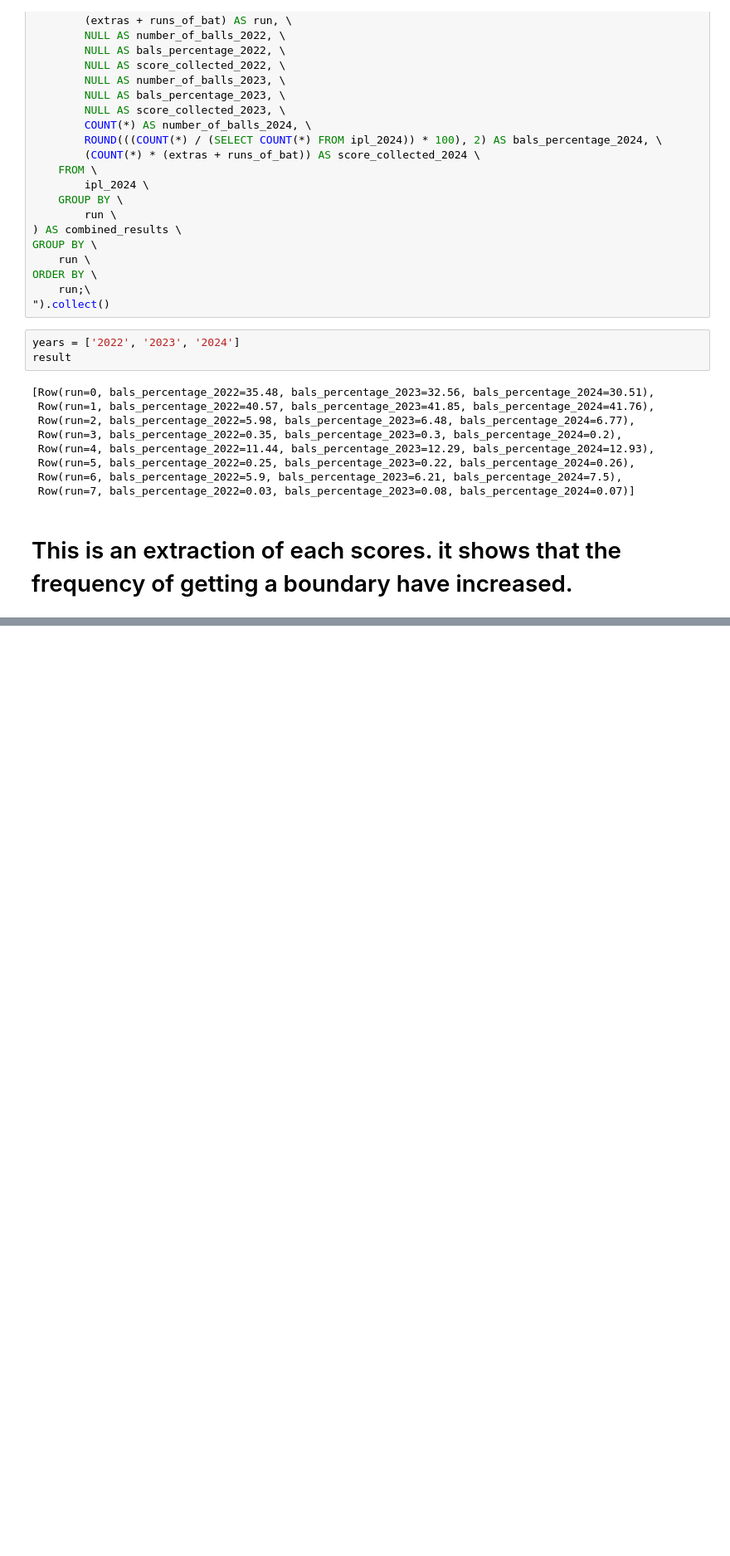
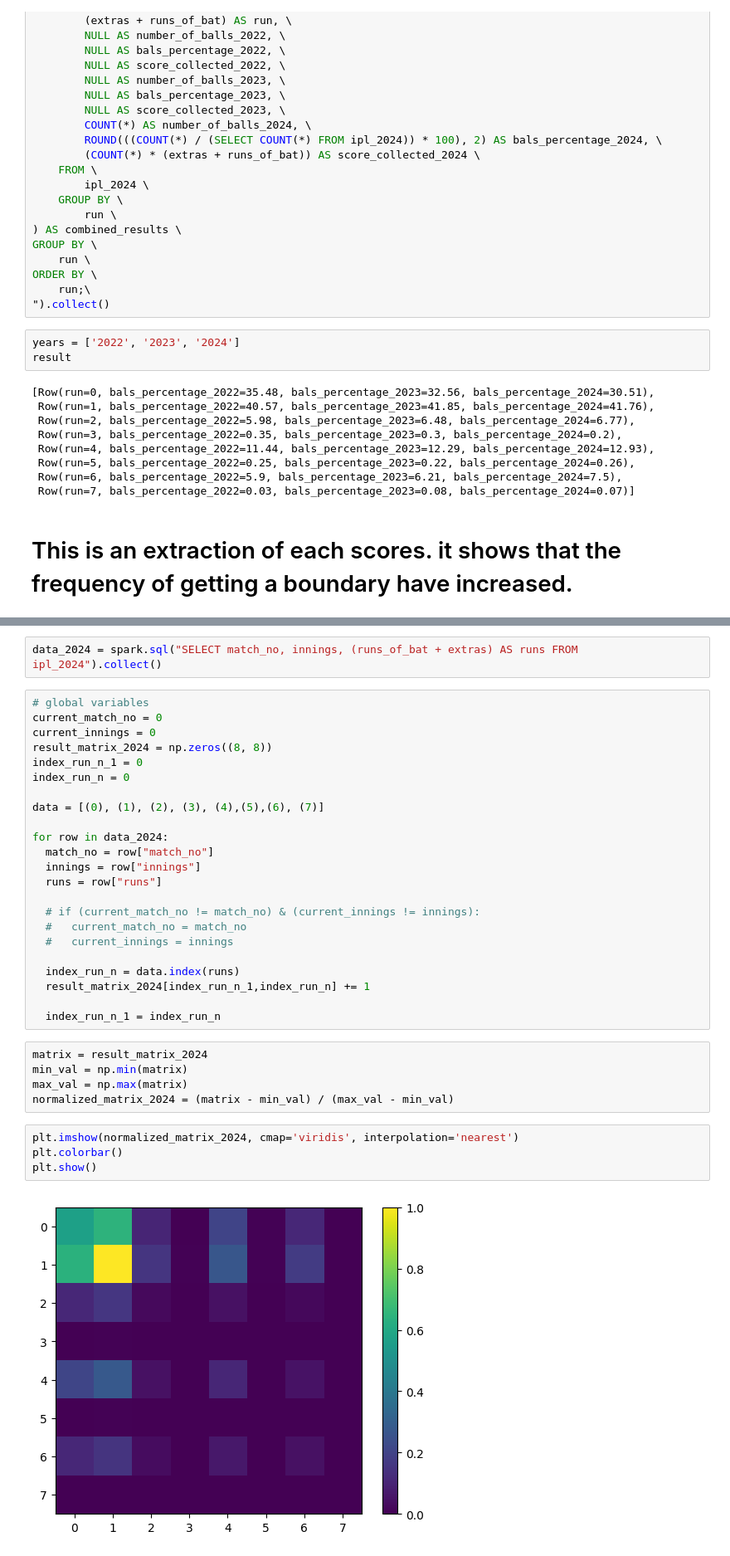
Before and after one commit to DarshanaUOP/colabs-data-analysis, a Jupyter notebook: ipl_ball_by_ball.ipynb, the cells around one changed output, grey strips where cells are left out. Shown: that part at 83% size. Cells and saved outputs as stored; diff of their text form; blank space fills up the shorter version.

```diff
--- a/ipl_ball_by_ball.ipynb
+++ b/ipl_ball_by_ball.ipynb
@@ -570,0 +646,36 @@ plt.show()
+# %%
+data_2024 = spark.sql("SELECT match_no, innings, (runs_of_bat + extras) AS runs FROM ipl_2024").collect()
+# %%
+# global variables
+current_match_no = 0
+current_innings = 0
+result_matrix_2024 = np.zeros((8, 8))
+index_run_n_1 = 0
+index_run_n = 0
+
+data = [(0), (1), (2), (3), (4),(5),(6), (7)]
+
+for row in data_2024:
+  match_no = row["match_no"]
+  innings = row["innings"]
+  runs = row["runs"]
+
+  # if (current_match_no != match_no) & (current_innings != innings):
+  #   current_match_no = match_no
+  #   current_innings = innings
+
+  index_run_n = data.index(runs)
+  result_matrix_2024[index_run_n_1,index_run_n] += 1
+
+  index_run_n_1 = index_run_n
+# %%
+matrix = result_matrix_2024
+min_val = np.min(matrix)
+max_val = np.max(matrix)
+normalized_matrix_2024 = (matrix - min_val) / (max_val - min_val)
+# %%
+plt.imshow(normalized_matrix_2024, cmap='viridis', interpolation='nearest')
+plt.colorbar()
+plt.show()
+# %% [output]
+[figure, added]
```
Also changed, not shown: parts of 20 cells of this notebook.
